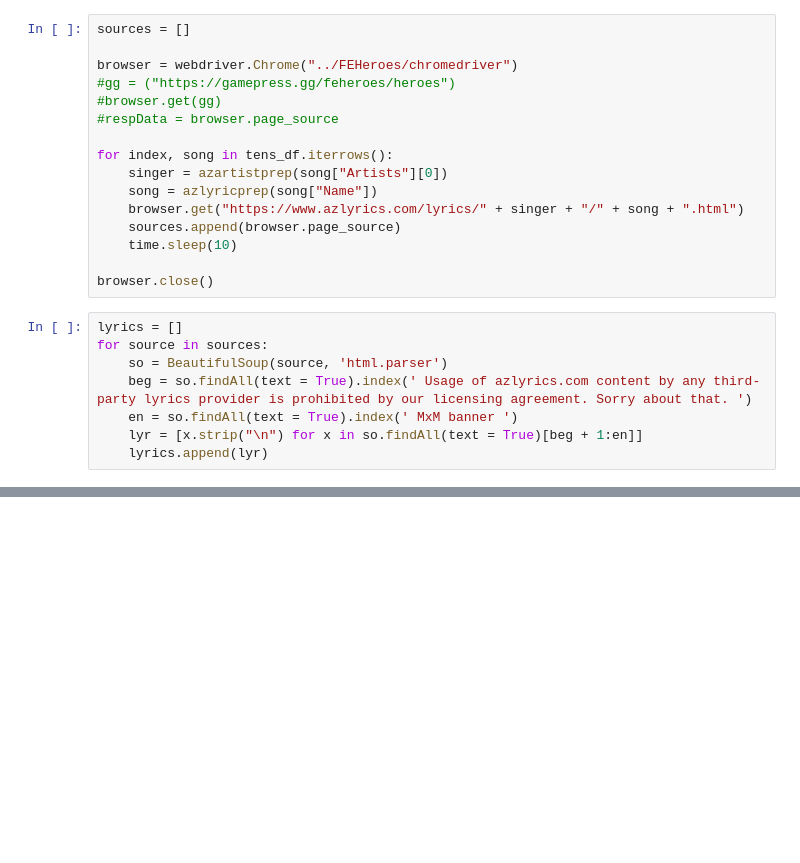
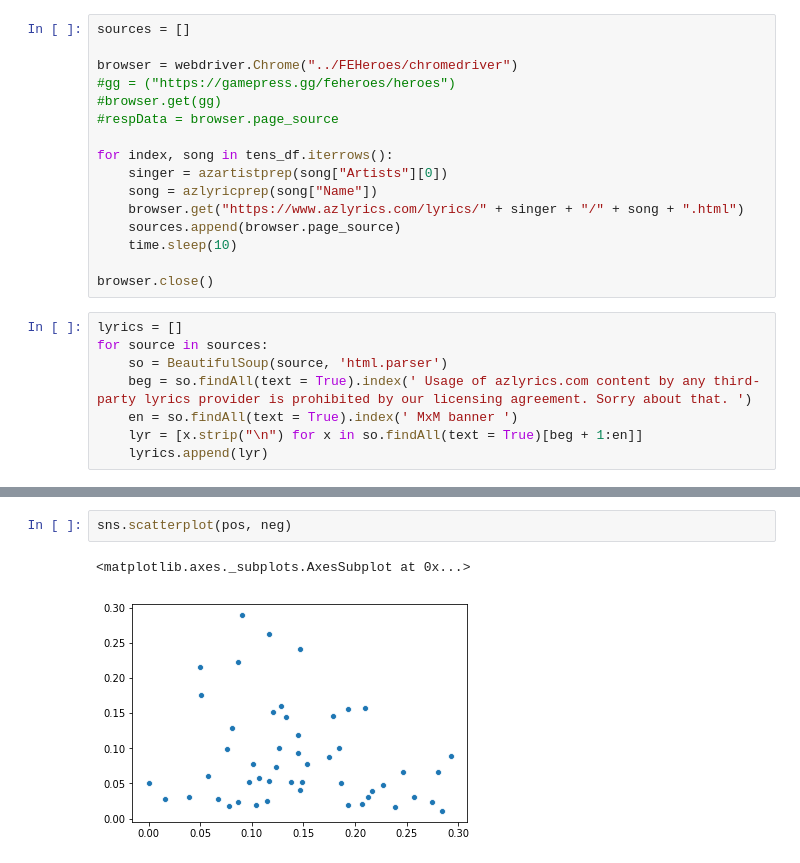
Before and after one commit to artunggal/SpotifyAnalysis, a Jupyter notebook: SentiAnalyzer.ipynb, the cells around one changed output, grey strips where cells are left out. Cells and saved outputs as stored; diff of their text form; blank space fills up the shorter version.

```diff
--- a/SentiAnalyzer.ipynb
+++ b/SentiAnalyzer.ipynb
@@ -344,0 +360,5 @@ sentiment_scores(lyrics[0][12])
+# %%
+sns.scatterplot(pos, neg)
+# %% [output]
+<matplotlib.axes._subplots.AxesSubplot at 0x...>
+[figure, added]
```
Also changed, not shown: parts of 32 cells of this notebook.
